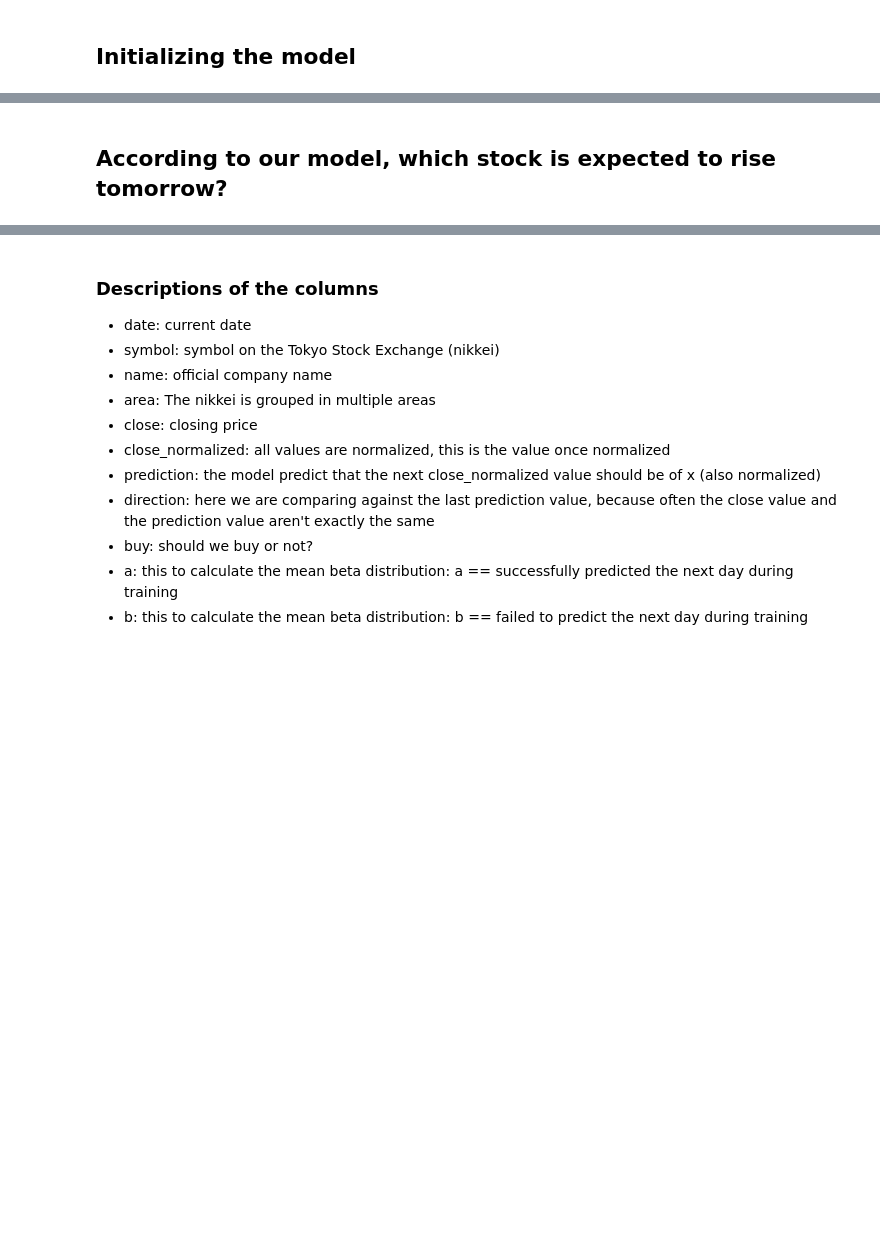
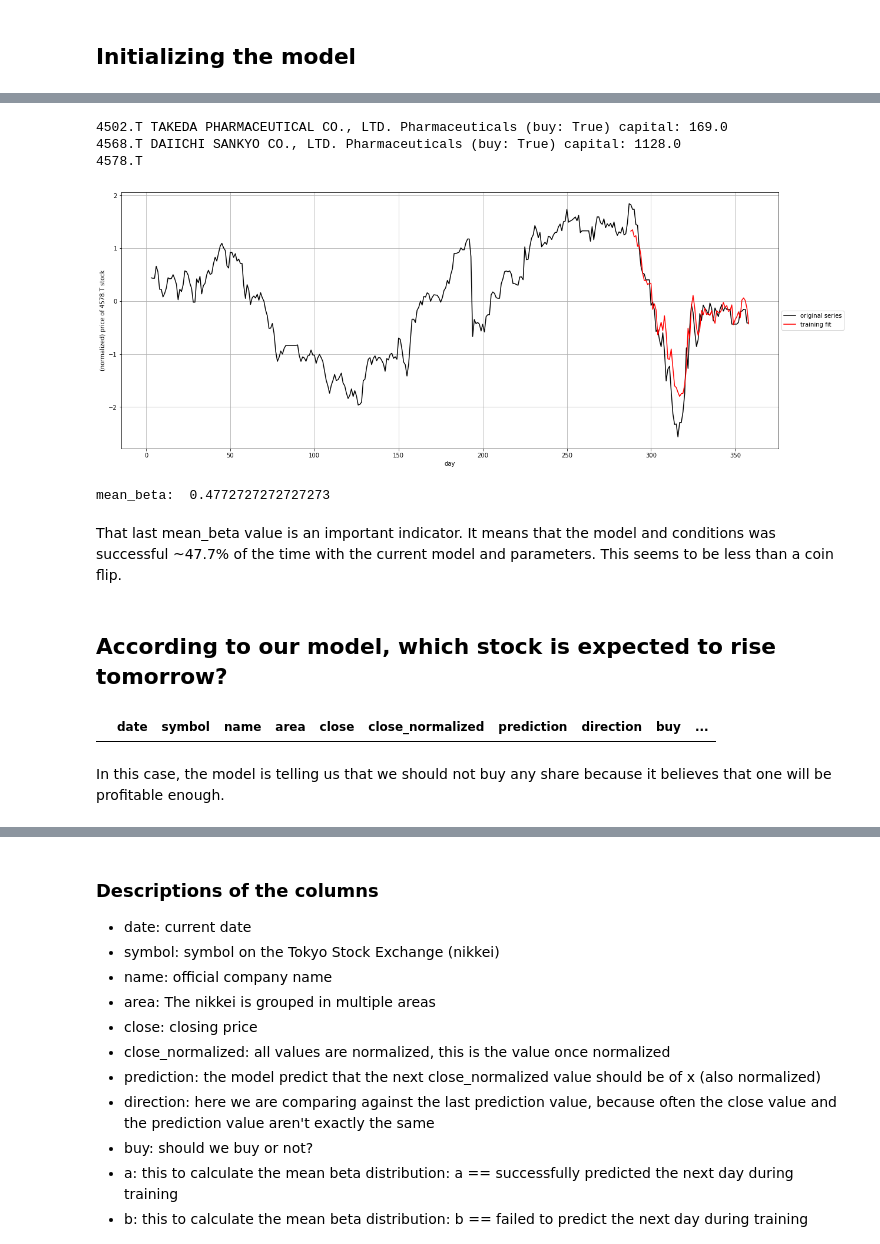
Before and after one commit to cerebraljam/rnn_lstm_nikkei225_predictions, a Jupyter notebook: tse_lstm_predictions.ipynb, the cells around one changed output, grey strips where cells are left out. Cells and saved outputs as stored; diff of their text form; code cells hidden in the pictures; blank space fills up the shorter version.

```diff
--- a/tse_lstm_predictions.ipynb
+++ b/tse_lstm_predictions.ipynb
@@ -533,2 +591,21 @@ if True:
+# %%
+mbeta, df_future = best_options(nikkei225, df_relev_nikkei225, model, window_size, features, True)
+print('mean_beta: ', mbeta)
+# %% [output]
+4502.T TAKEDA PHARMACEUTICAL CO., LTD. Pharmaceuticals (buy: True) capital: 169.0
+4568.T DAIICHI SANKYO CO., LTD. Pharmaceuticals (buy: True) capital: 1128.0
+4578.T
+[figure, added]
+mean_beta:  0.4772727272727273
+# %% [markdown]
+That last mean_beta value is an important indicator. It means that the model and conditions was successful ~47.7% of the time with the current model and parameters. This seems to be less than a coin flip.
 # %% [markdown]
 ## According to our model, which stock is expected to rise tomorrow?
+# %%
+budget_limit = 2000 # maximum price willing to pay per share
+
+df_future[(df_future['buy'] == True) & (df_future['close'] < budget_limit)].sort_values(['mean_beta'], ascending=False)
+# %% [output]
+|  | date | symbol | name | area | close | close_normalized | prediction | direction | buy | ... |
+# %% [markdown]
+In this case, the model is telling us that we should not buy any share because it believes that one will be profitable enough.
```
Also changed, not shown: parts of 32 cells of this notebook, 5 other files.
